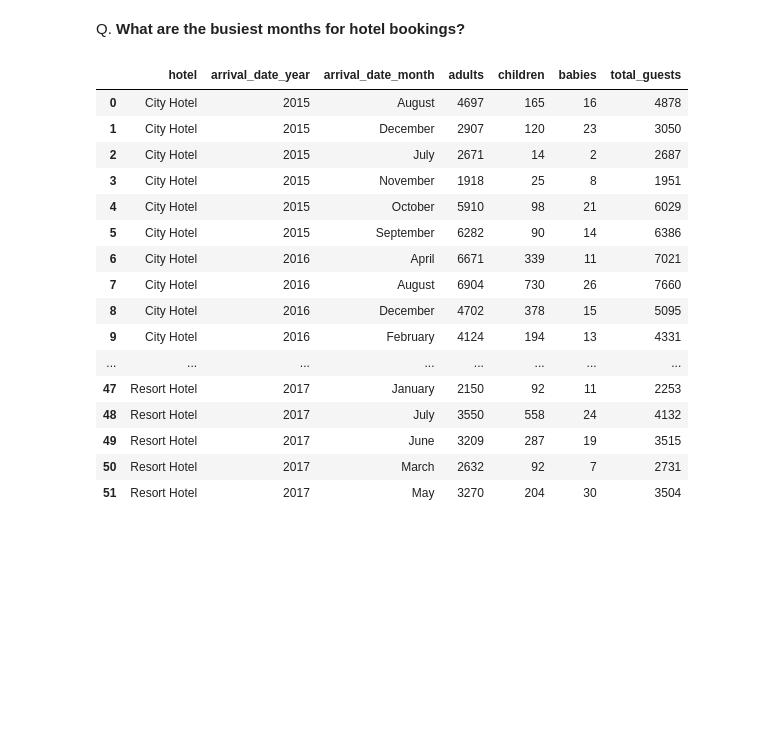
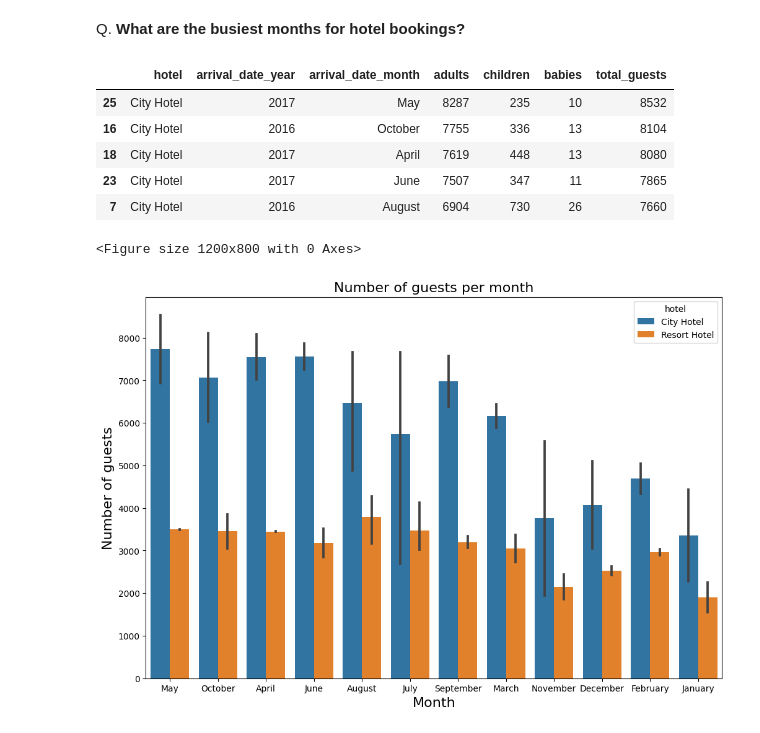
Before and after one commit to Chirag529/Hotel_EDA, a Jupyter notebook: main.ipynb, the cells around one changed output. Saved outputs shown, nothing was run; the diff lists cells and outputs as text; code cells hidden in the pictures; blank space fills up the shorter version.

Commit message:
number of guest per month added

```diff
--- a/main.ipynb
+++ b/main.ipynb
@@ -503,31 +502,57 @@ Q. **What are the busiest months for hotel bookings?**
 # %%
 # Let's find out the busiest month for hotel and also find out the number of guests in each month
 # Create a new dataframe with the required columns
-guests_per_month = df[['hotel', 'arrival_date_month', 'arrival_date_year', 'adults', 'children', 'babies']].copy()
+guests_per_month = df[['hotel', 'arrival_date_month',
+                       'arrival_date_year', 'adults', 'children', 'babies']].copy()
 
 # Create a new column for total guests
-guests_per_month['total_guests'] = guests_per_month['adults'] + guests_per_month['children'] + guests_per_month['babies']
+guests_per_month['total_guests'] = guests_per_month['adults'] + \
+    guests_per_month['children'] + guests_per_month['babies']
 
 # Group by hotel and arrival date month and year
-guests_per_month = guests_per_month.groupby(['hotel', 'arrival_date_year', 'arrival_date_month']).sum().reset_index()
+guests_per_month = guests_per_month.groupby(
+    ['hotel', 'arrival_date_year', 'arrival_date_month']).sum().reset_index()
 
 
-guests_per_month
+# Let's arrange them in ascending order of total guests
+guests_per_month = guests_per_month.sort_values(
+    'total_guests', ascending=False)
+guests_per_month.head(5)
 # %% [output]
 |  | hotel | arrival_date_year | arrival_date_month | adults | children | babies | total_guests |
-| 0 | City Hotel | 2015 | August | 4697 | 165 | 16 | 4878 |
-| 1 | City Hotel | 2015 | December | 2907 | 120 | 23 | 3050 |
-| 2 | City Hotel | 2015 | July | 2671 | 14 | 2 | 2687 |
-| 3 | City Hotel | 2015 | November | 1918 | 25 | 8 | 1951 |
-| 4 | City Hotel | 2015 | October | 5910 | 98 | 21 | 6029 |
-| 5 | City Hotel | 2015 | September | 6282 | 90 | 14 | 6386 |
-| 6 | City Hotel | 2016 | April | 6671 | 339 | 11 | 7021 |
+| 25 | City Hotel | 2017 | May | 8287 | 235 | 10 | 8532 |
+| 16 | City Hotel | 2016 | October | 7755 | 336 | 13 | 8104 |
+| 18 | City Hotel | 2017 | April | 7619 | 448 | 13 | 8080 |
+| 23 | City Hotel | 2017 | June | 7507 | 347 | 11 | 7865 |
 | 7 | City Hotel | 2016 | August | 6904 | 730 | 26 | 7660 |
-| 8 | City Hotel | 2016 | December | 4702 | 378 | 15 | 5095 |
-| 9 | City Hotel | 2016 | February | 4124 | 194 | 13 | 4331 |
-| ... | ... | ... | ... | ... | ... | ... | ... |
-| 47 | Resort Hotel | 2017 | January | 2150 | 92 | 11 | 2253 |
-| 48 | Resort Hotel | 2017 | July | 3550 | 558 | 24 | 4132 |
-| 49 | Resort Hotel | 2017 | June | 3209 | 287 | 19 | 3515 |
-| 50 | Resort Hotel | 2017 | March | 2632 | 92 | 7 | 2731 |
-| 51 | Resort Hotel | 2017 | May | 3270 | 204 | 30 | 3504 |
+# %%
+# Let's plot a chart to visualize the results
+plt.figure(figsize=(12, 8))
+
+# Create a new dataframe with the required columns
+guests_per_month = df[['hotel', 'arrival_date_month',
+                       'arrival_date_year', 'adults', 'children', 'babies']].copy()
+
+# Create a new column for total guests
+guests_per_month['total_guests'] = guests_per_month['adults'] + \
+    guests_per_month['children'] + guests_per_month['babies']
+
+# Group by hotel and arrival date month and year
+guests_per_month = guests_per_month.groupby(
+    ['hotel', 'arrival_date_year', 'arrival_date_month']).sum().reset_index()
+
+# Arrange them in ascending order of total guests
+guests_per_month = guests_per_month.sort_values(
+    'total_guests', ascending=False)
+
+# Plot a chart to visualize the results
+plt.figure(figsize=(12, 8))
+sns.barplot(x='arrival_date_month', y='total_guests', hue='hotel',
+            data=guests_per_month, hue_order=['City Hotel', 'Resort Hotel'])
+plt.title('Number of guests per month', fontsize=16)
+plt.xlabel('Month', fontsize=16)
+plt.ylabel('Number of guests', fontsize=16)
+plt.show()
+# %% [output]
+<Figure size 1200x800 with 0 Axes>
+[figure, added]
```
Also changed, not shown: parts of 6 cells of this notebook.
